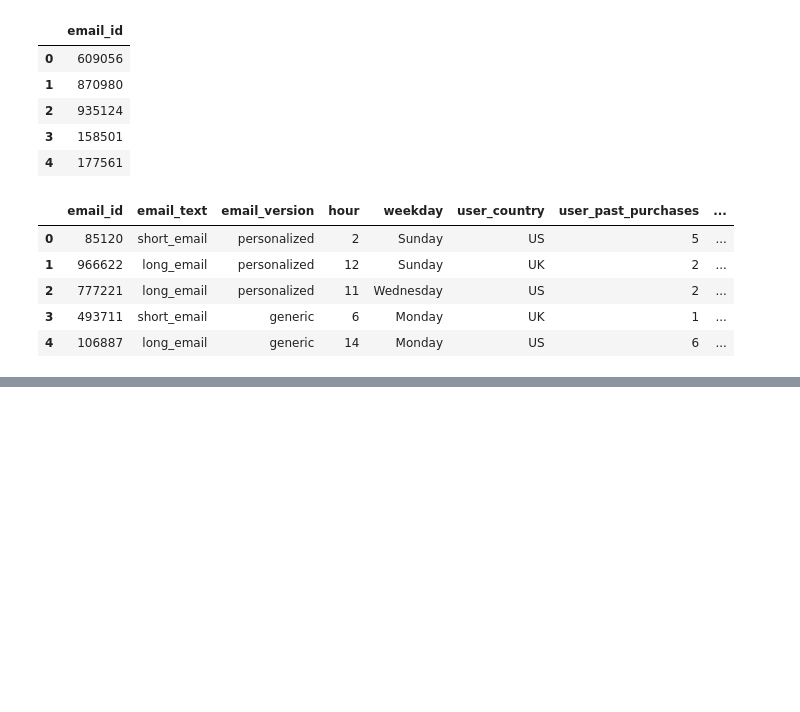
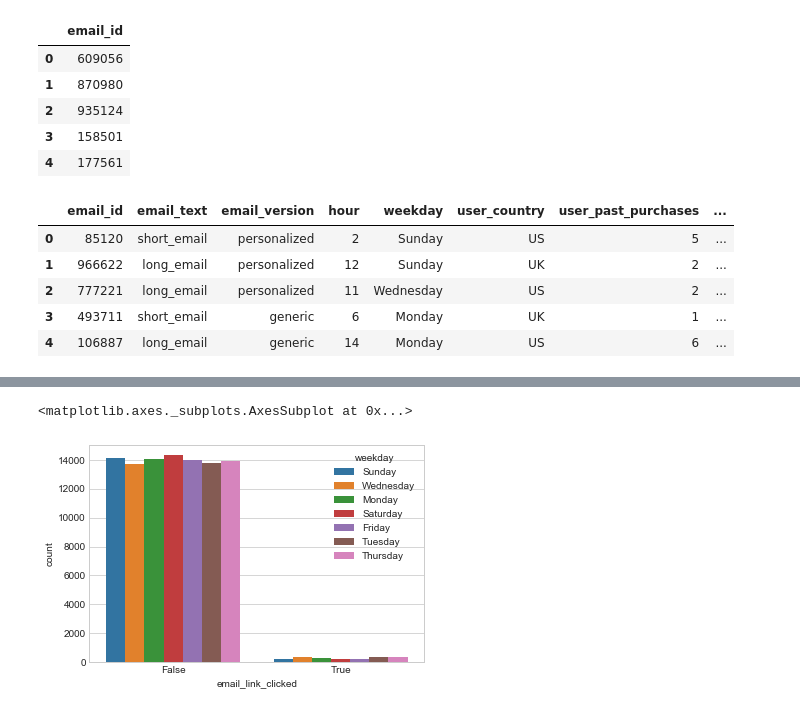
Before and after one commit to LilyElizabethJohn/Take-Home-Challenges---Giulio-Palombo, a Jupyter notebook: Email Campaign - Take Home Challenge 7.ipynb, the cells around one changed output, grey strips where cells are left out. Drawn from its saved outputs; the diff is of its cells as text; code cells hidden in the pictures; blank space fills up the shorter version.

```diff
--- a/Email Campaign - Take Home Challenge 7.ipynb
+++ b/Email Campaign - Take Home Challenge 7.ipynb
@@ -224,0 +245,5 @@ emails.head()
+# %%
+sns.countplot(emails.email_link_clicked,hue=emails.weekday)
+# %% [output]
+<matplotlib.axes._subplots.AxesSubplot at 0x...>
+[figure, added]
```
Also changed, not shown: parts of 6 cells of this notebook.
